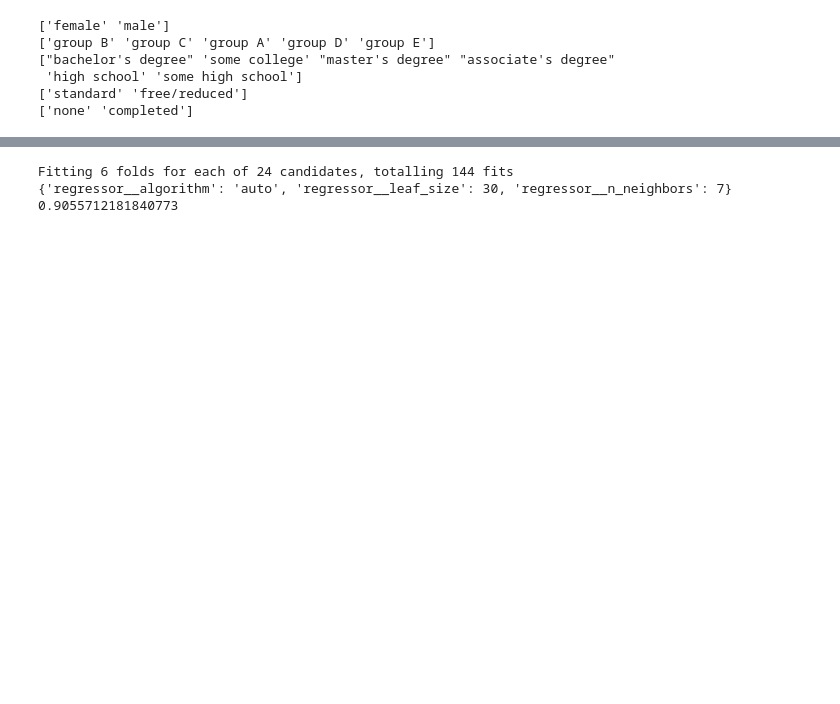
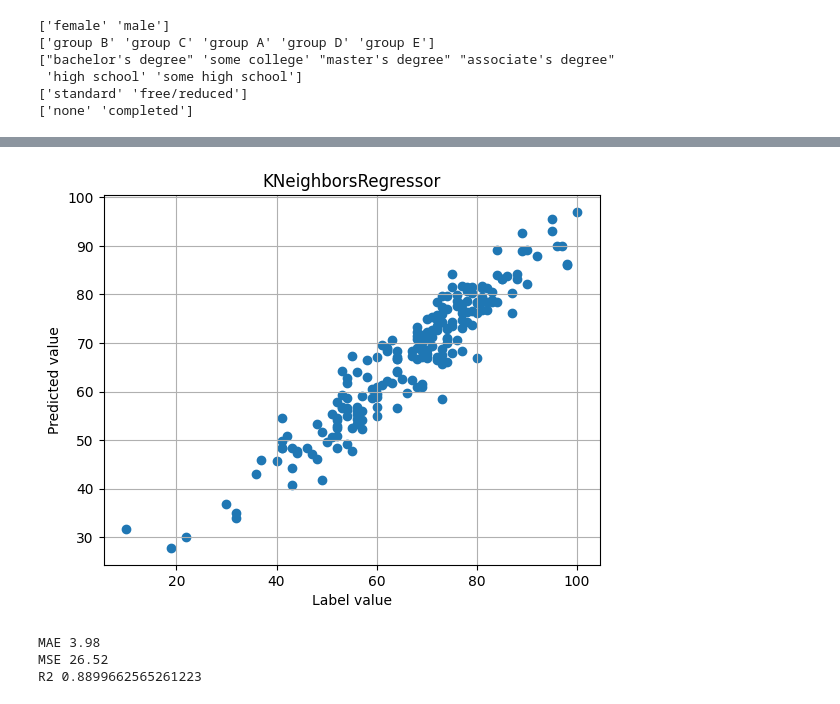
Before and after one commit to minhAI2045/Build-model-predicting-diabetes, a Jupyter notebook: AIbaocao.ipynb, the cells around one changed output, grey strips where cells are left out. Cells and saved outputs as stored; diff of their text form; code cells hidden in the pictures; blank space fills up the shorter version.

```diff
--- a/AIbaocao.ipynb
+++ b/AIbaocao.ipynb
@@ -190,39 +192,40 @@ print("R2 {}".format((r2_score(y_test,y_predict3))))
 # %%
 reg4 = Pipeline(steps=[
     ("preprocessor", preprocessor),
     ("regressor", KNeighborsRegressor()),
 ])
 
-# reg4.fit(x_train,y_train)
-# y_predict4 = reg4.predict(x_test)
-# fig, ax = plt.subplots()
-# ax.scatter(y_test, y_predict4)
-# ax.set_title("KNeighborsRegressor")
-# ax.set_xlabel("Label value")
-# ax.set_ylabel("Predicted value")
-# ax.grid()
-# plt.show()
-# # for i,j in zip(y_test,y_predict1):
-# #     print("Actual {} . Predict{}".format(i,j))
-# print("MAE {}".format(mean_absolute_error(y_test,y_predict4)))
-# print("MSE {}".format((mean_squared_error(y_test,y_predict4))))
-# print("R2 {}".format((r2_score(y_test,y_predict4))))
+reg4.fit(x_train,y_train)
+y_predict4 = reg4.predict(x_test)
+fig, ax = plt.subplots()
+ax.scatter(y_test, y_predict4)
+ax.set_title("KNeighborsRegressor")
+ax.set_xlabel("Label value")
+ax.set_ylabel("Predicted value")
+ax.grid()
+plt.show()
+# for i,j in zip(y_test,y_predict1):
+#      print("Actual {} . Predict{}".format(i,j))
+print("MAE {}".format(mean_absolute_error(y_test,y_predict4)))
+print("MSE {}".format((mean_squared_error(y_test,y_predict4))))
+print("R2 {}".format((r2_score(y_test,y_predict4))))
 
-# Tìm bộ parameter tốt nhất
-parameters = {
-     "regressor__n_neighbors": [5,6,7,8],
-     "regressor__algorithm": ["auto","ball_tree"],
-     "regressor__leaf_size": [30,60,90],
- }
+# Find the optimal set of parameters
+# parameters = {
+#      "regressor__n_neighbors": [5,6,7,8],
+#      "regressor__algorithm": ["auto","ball_tree"],
+#      "regressor__leaf_size": [30,60,90],
+#  }
 
-model4 = GridSearchCV(reg4, param_grid= parameters, scoring  ="r2", cv = 6, verbose = 2,n_jobs=8)
-model4.fit(x_train, y_train)
-print(model4.best_params_)
-print(model4.best_score_)
+# model4 = GridSearchCV(reg4, param_grid= parameters, scoring  ="r2", cv = 6, verbose = 2,n_jobs=8)
+# model4.fit(x_train, y_train)
+# print(model4.best_params_)
+# print(model4.best_score_)
 # %% [output]
+[figure, added]
-Fitting 6 folds for each of 24 candidates, totalling 144 fits
-{'regressor__algorithm': 'auto', 'regressor__leaf_size': 30, 'regressor__n_neighbors': 7}
-0.9055712181840773
+MAE 3.98
+MSE 26.52
+R2 0.8899662565261223
 # %%
 reg5 = Pipeline(steps=[
     ("preprocessor", preprocessor),
```
Also changed, not shown: parts of 7 cells of this notebook.
